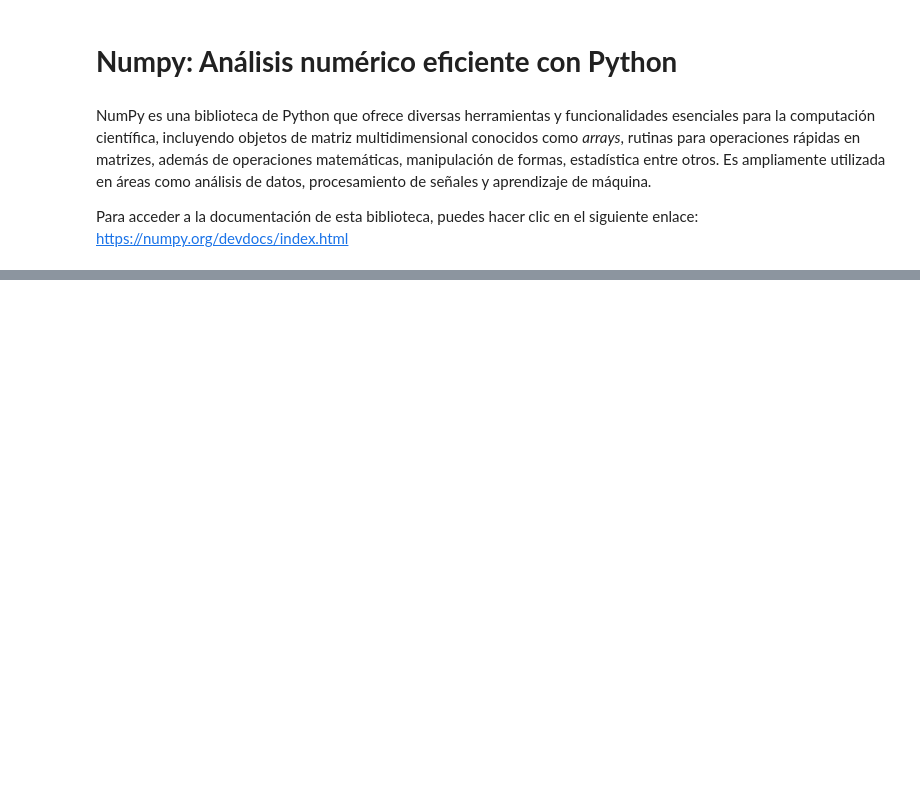
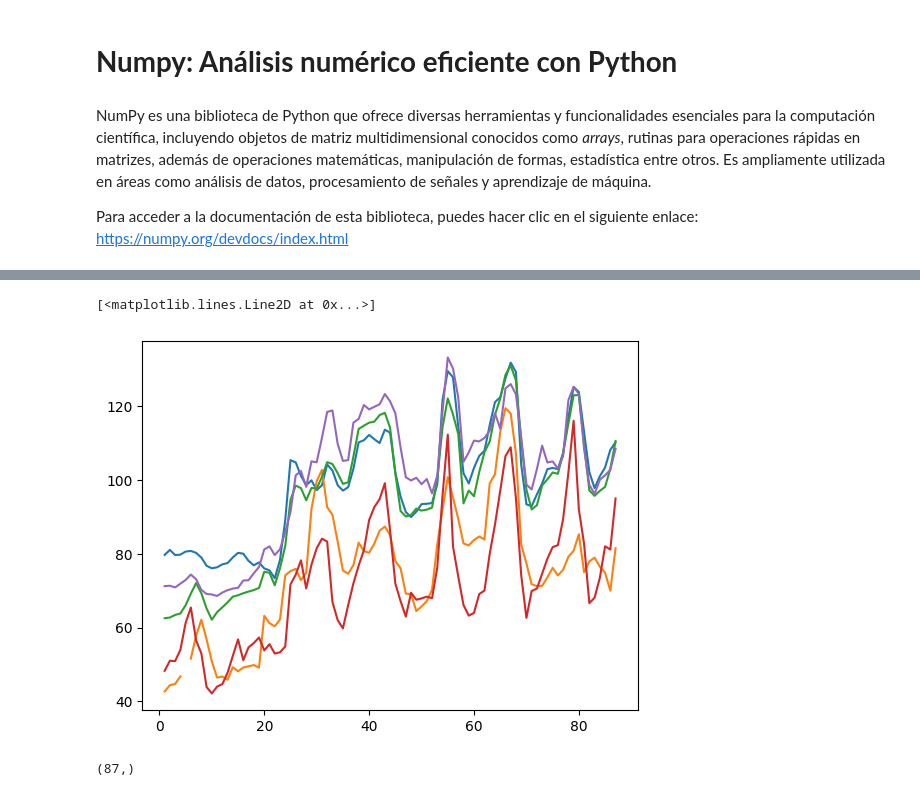
Before and after one commit to David-Carrascal/Portafolio, a Jupyter notebook: Numpy.ipynb, the cells around one changed output, grey strips where cells are left out. Saved outputs shown, nothing was run; the diff lists cells and outputs as text; code cells hidden in the pictures; blank space fills up the shorter version.

```diff
--- a/Numpy.ipynb
+++ b/Numpy.ipynb
@@ -10,0 +198,13 @@ import numpy as np
+# %%
+plt.plot(fechas,Moscu)
+plt.plot(fechas,Kaliningradona)
+plt.plot(fechas,Petersburg)
+plt.plot(fechas,Krasnodar)
+plt.plot(fechas,Ekaterinburg)
+# %% [output]
+[<matplotlib.lines.Line2D at 0x...>]
+[figure, added]
+# %%
+Moscu.shape
+# %% [output]
+(87,)
```
Also changed, not shown: parts of 83 cells of this notebook.
